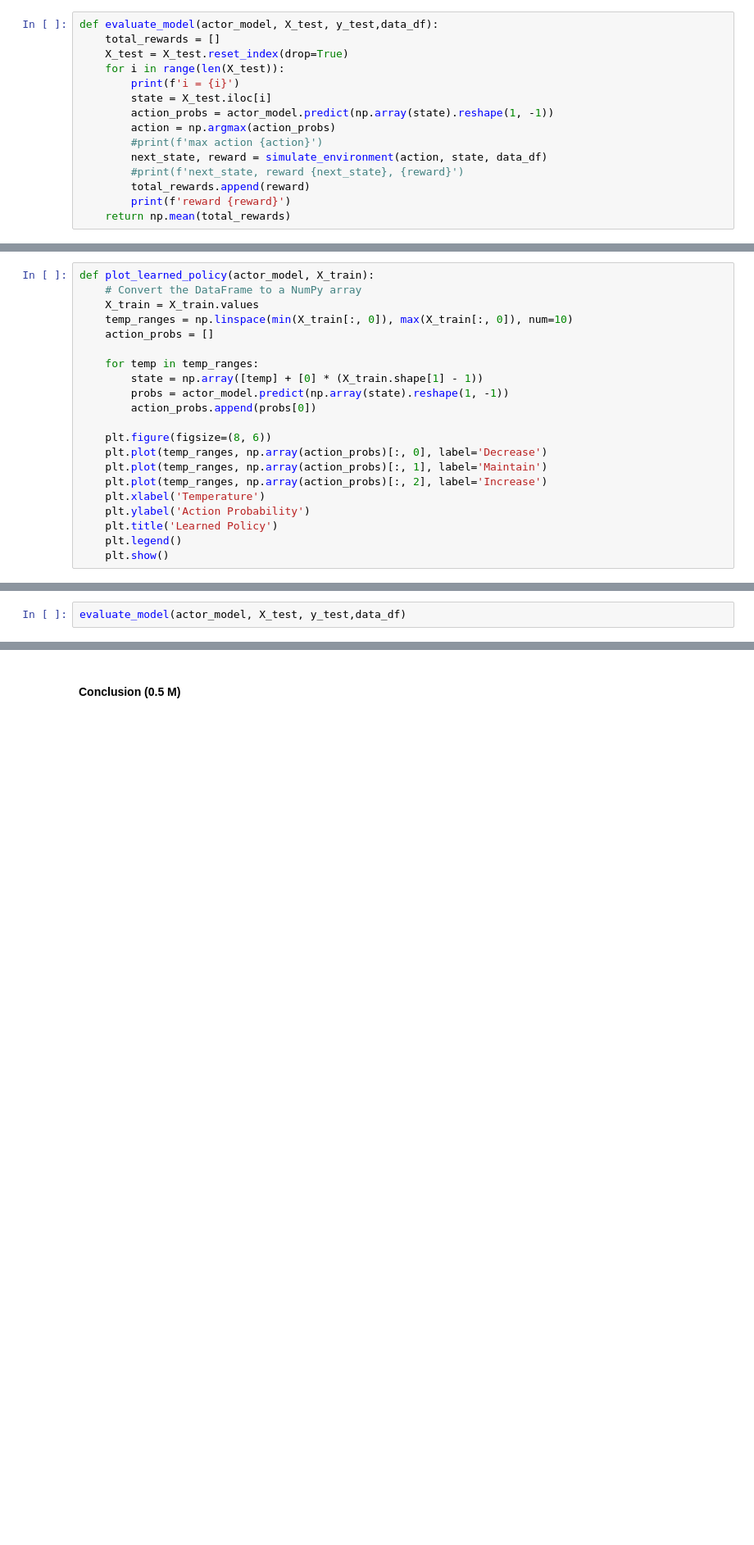
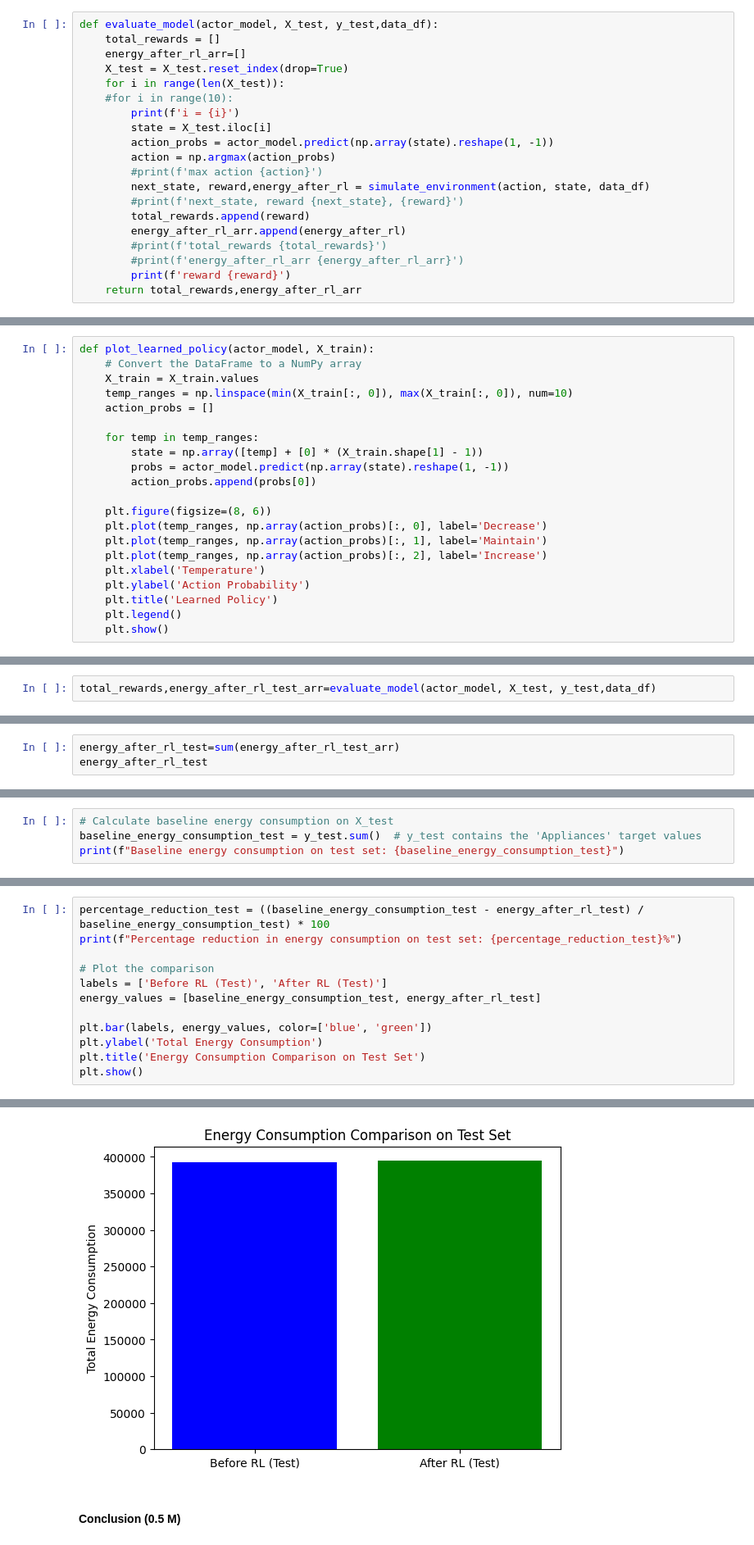
Before and after one commit to maverick98/CDS, a Jupyter notebook: Code_for_Actor_Critic_Problem.ipynb, the cells around one changed output, grey strips where cells are left out. Shown at 82% size. Saved outputs shown, nothing was run; the diff lists cells and outputs as text; blank space fills up the shorter version.

```diff
--- a/Code_for_Actor_Critic_Problem.ipynb
+++ b/Code_for_Actor_Critic_Problem.ipynb
@@ -295,16 +301,21 @@ def train_actor_critic(X_train, y_train,data_df, episodes=500):
 # %%
 def evaluate_model(actor_model, X_test, y_test,data_df):
     total_rewards = []
+    energy_after_rl_arr=[]
     X_test = X_test.reset_index(drop=True)
     for i in range(len(X_test)):
+    #for i in range(10):
         print(f'i = {i}')
         state = X_test.iloc[i]
         action_probs = actor_model.predict(np.array(state).reshape(1, -1))
         action = np.argmax(action_probs)
         #print(f'max action {action}')
-        next_state, reward = simulate_environment(action, state, data_df)
+        next_state, reward,energy_after_rl = simulate_environment(action, state, data_df)
         #print(f'next_state, reward {next_state}, {reward}')
         total_rewards.append(reward)
+        energy_after_rl_arr.append(energy_after_rl)
+        #print(f'total_rewards {total_rewards}')
+        #print(f'energy_after_rl_arr {energy_after_rl_arr}')
         print(f'reward {reward}')
-    return np.mean(total_rewards)
+    return total_rewards,energy_after_rl_arr
 # %% [markdown]
@@ -387,4 +408,4 @@ episode 499
 # %%
-evaluate_model(actor_model, X_test, y_test,data_df)
+total_rewards,energy_after_rl_test_arr=evaluate_model(actor_model, X_test, y_test,data_df)
 # %% [output]
 Streaming output truncated to the last 5000 lines.
@@ -406,0 +428,3 @@ i = 3868
+# %%
+energy_after_rl_test=sum(energy_after_rl_test_arr)
+energy_after_rl_test
@@ -406,0 +435,4 @@ i = 3868
+# %%
+# Calculate baseline energy consumption on X_test
+baseline_energy_consumption_test = y_test.sum()  # y_test contains the 'Appliances' target values
+print(f"Baseline energy consumption on test set: {baseline_energy_consumption_test}")
@@ -406,0 +447,13 @@ i = 3868
+# %%
+percentage_reduction_test = ((baseline_energy_consumption_test - energy_after_rl_test) / baseline_energy_consumption_test) * 100
+print(f"Percentage reduction in energy consumption on test set: {percentage_reduction_test}%")
+
+# Plot the comparison
+labels = ['Before RL (Test)', 'After RL (Test)']
+energy_values = [baseline_energy_consumption_test, energy_after_rl_test]
+
+plt.bar(labels, energy_values, color=['blue', 'green'])
+plt.ylabel('Total Energy Consumption')
+plt.title('Energy Consumption Comparison on Test Set')
+plt.show()
+# %% [output]
@@ -407,3 +461,4 @@ i = 3868
+[figure, added]
 # %% [markdown]
 #### Conclusion (0.5 M)
 # %%
```
Also changed, not shown: parts of 16 cells of this notebook.
